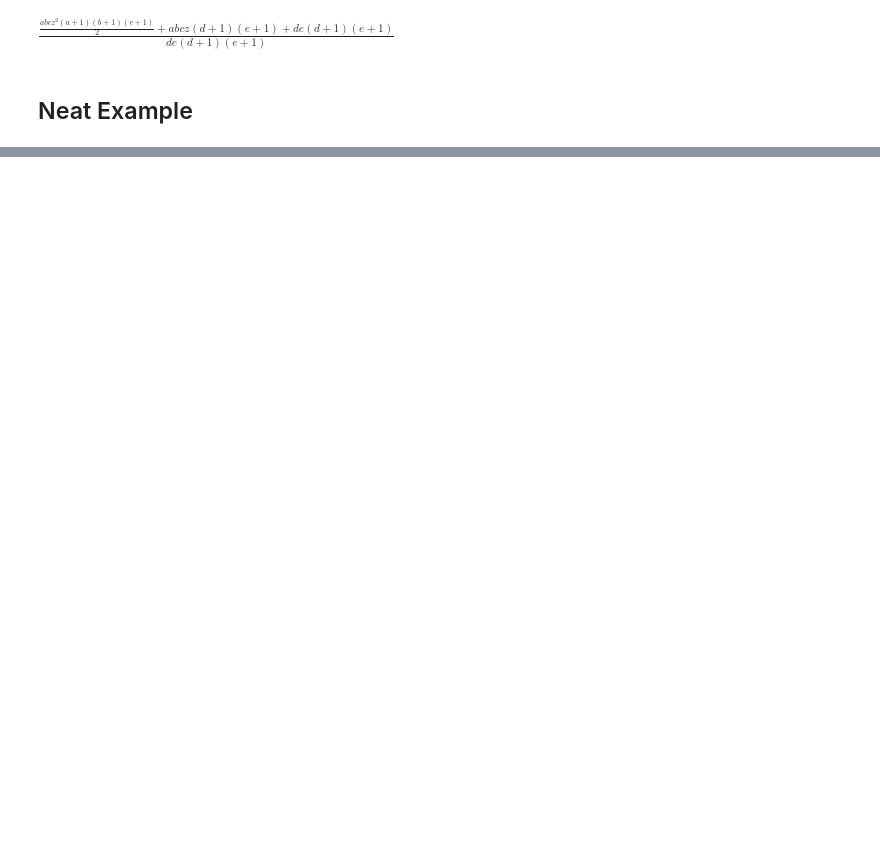
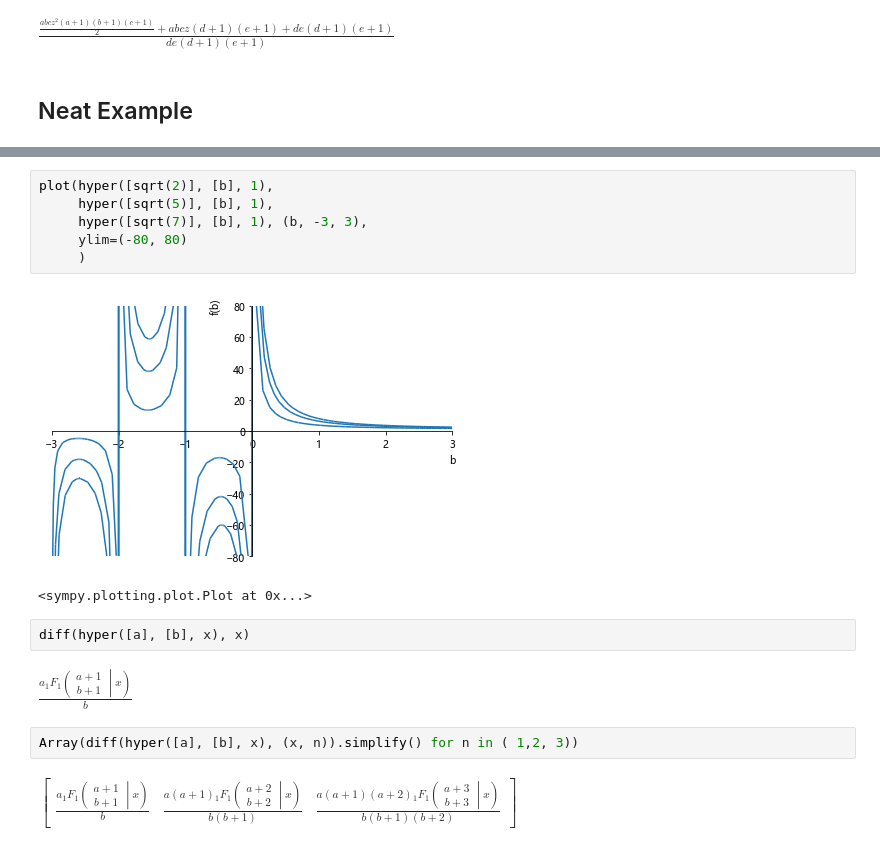
Before and after one commit to asukaminato0721/PyF1, a Jupyter notebook: hyper.ipynb, the cells around one changed output, grey strips where cells are left out. Saved outputs shown, nothing was run; the diff lists cells and outputs as text; blank space fills up the shorter version.

```diff
--- a/hyper.ipynb
+++ b/hyper.ipynb
@@ -382,0 +483,17 @@ $\displaystyle \infty \operatorname{sign}{\left({{}_{2}F_{1}\left(\begin{matrix}
+# %%
+plot(hyper([sqrt(2)], [b], 1),
+     hyper([sqrt(5)], [b], 1),
+     hyper([sqrt(7)], [b], 1), (b, -3, 3),
+     ylim=(-80, 80)
+     )
+# %% [output]
+[figure, added]
+<sympy.plotting.plot.Plot at 0x...>
+# %%
+diff(hyper([a], [b], x), x)
+# %% [output]
+$\displaystyle \frac{a {{}_{1}F_{1}\left(\begin{matrix} a + 1 \\ b + 1 \end{matrix}\middle| {x} \right)}}{b}$
+# %%
+Array(diff(hyper([a], [b], x), (x, n)).simplify() for n in ( 1,2, 3))
+# %% [output]
+$\displaystyle \left[\begin{matrix}\frac{a {{}_{1}F_{1}\left(\begin{matrix} a + 1 \\ b + 1 \end{matrix}\middle| {x} \right)}}{b} & \frac{a \left(a + 1\right) {{}_{1}F_{1}\left(\begin{matrix} a + 2 \\ b + 2 \end{matrix}\middle| {x} \right)}}{b \left(b + 1\right)} & \frac{a \left(a + 1\right) \left(a + 2\right) {{}_{1}F_{1}\left(\begin{matrix} a + 3 \\ b + 3 \end{matrix}\middle| {x} \right)}}{b \left(b + 1\right) \left(b + 2\right)}\end{matrix}\right]$
```
Also changed, not shown: parts of 117 cells of this notebook, 11 other files.
